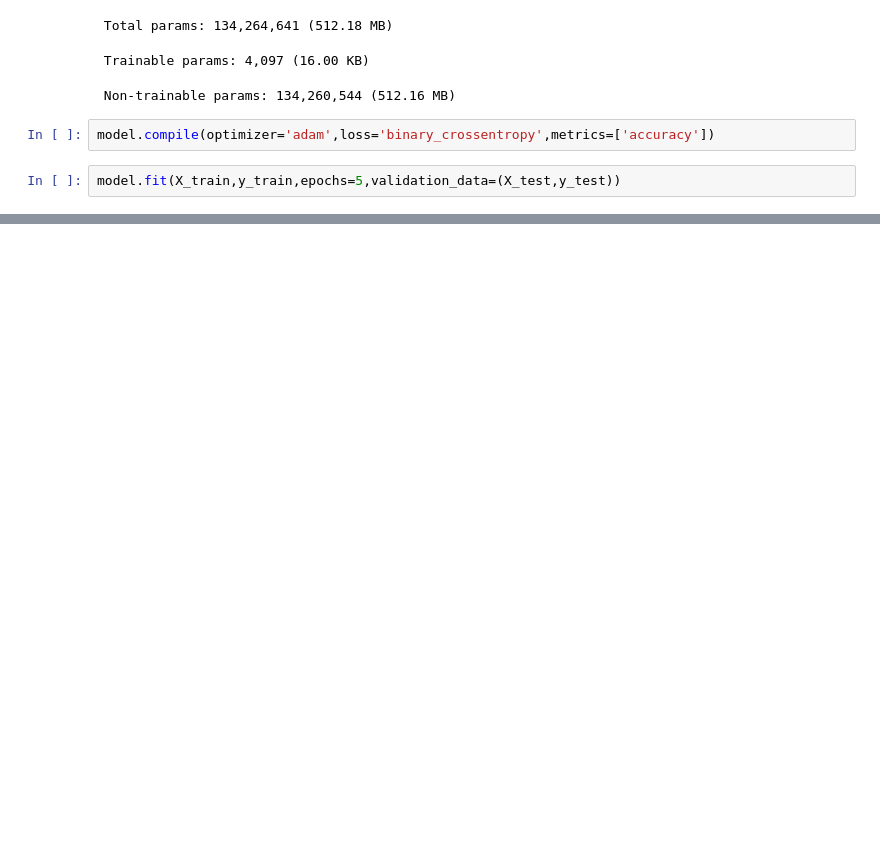
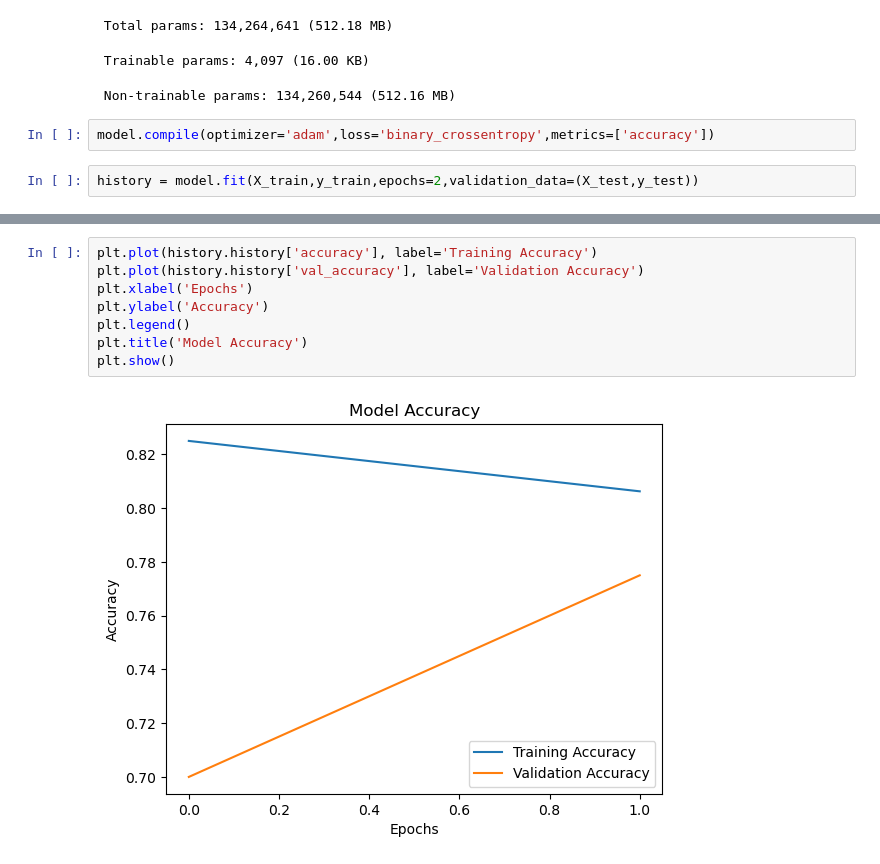
Before and after one commit to AyushVaZe67/BE, a Jupyter notebook: 6th Sem/SL2 Lab/SL2-MiniProject/Mask-Detection-MP-SL2.ipynb, the cells around one changed output, grey strips where cells are left out. Cells and saved outputs as stored; diff of their text form; blank space fills up the shorter version.

```diff
--- a/6th Sem/SL2 Lab/SL2-MiniProject/Mask-Detection-MP-SL2.ipynb
+++ b/6th Sem/SL2 Lab/SL2-MiniProject/Mask-Detection-MP-SL2.ipynb
@@ -208,5 +217,5 @@ Model: "sequential"
 # %%
 model.compile(optimizer='adam',loss='binary_crossentropy',metrics=['accuracy'])
 # %%
-model.fit(X_train,y_train,epochs=5,validation_data=(X_test,y_test))
+history = model.fit(X_train,y_train,epochs=2,validation_data=(X_test,y_test))
 # %% [output]
@@ -223,0 +226,10 @@ Epoch 5/5
+# %%
+plt.plot(history.history['accuracy'], label='Training Accuracy')
+plt.plot(history.history['val_accuracy'], label='Validation Accuracy')
+plt.xlabel('Epochs')
+plt.ylabel('Accuracy')
+plt.legend()
+plt.title('Model Accuracy')
+plt.show()
+# %% [output]
+[figure, added]
```
Also changed, not shown: parts of 14 cells of this notebook.
